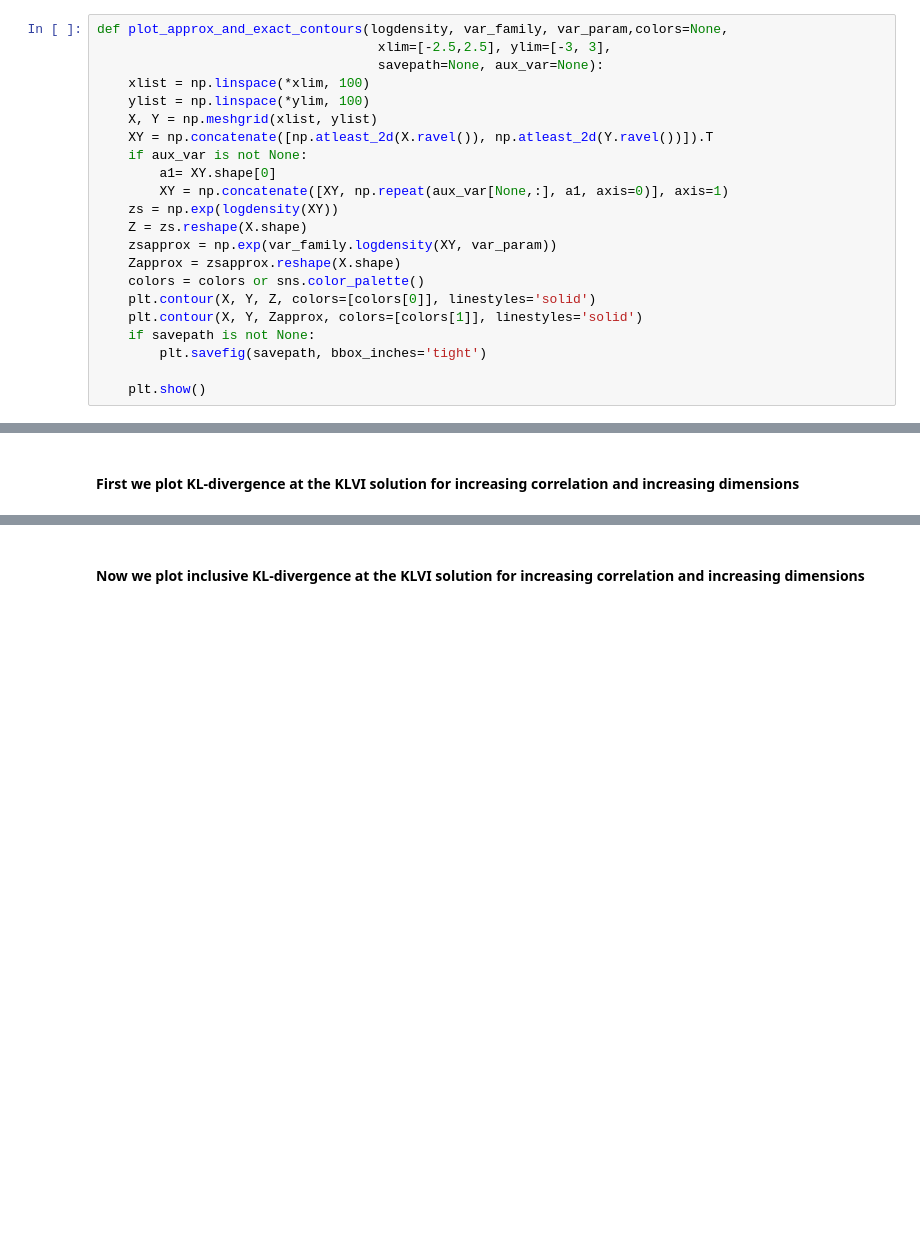
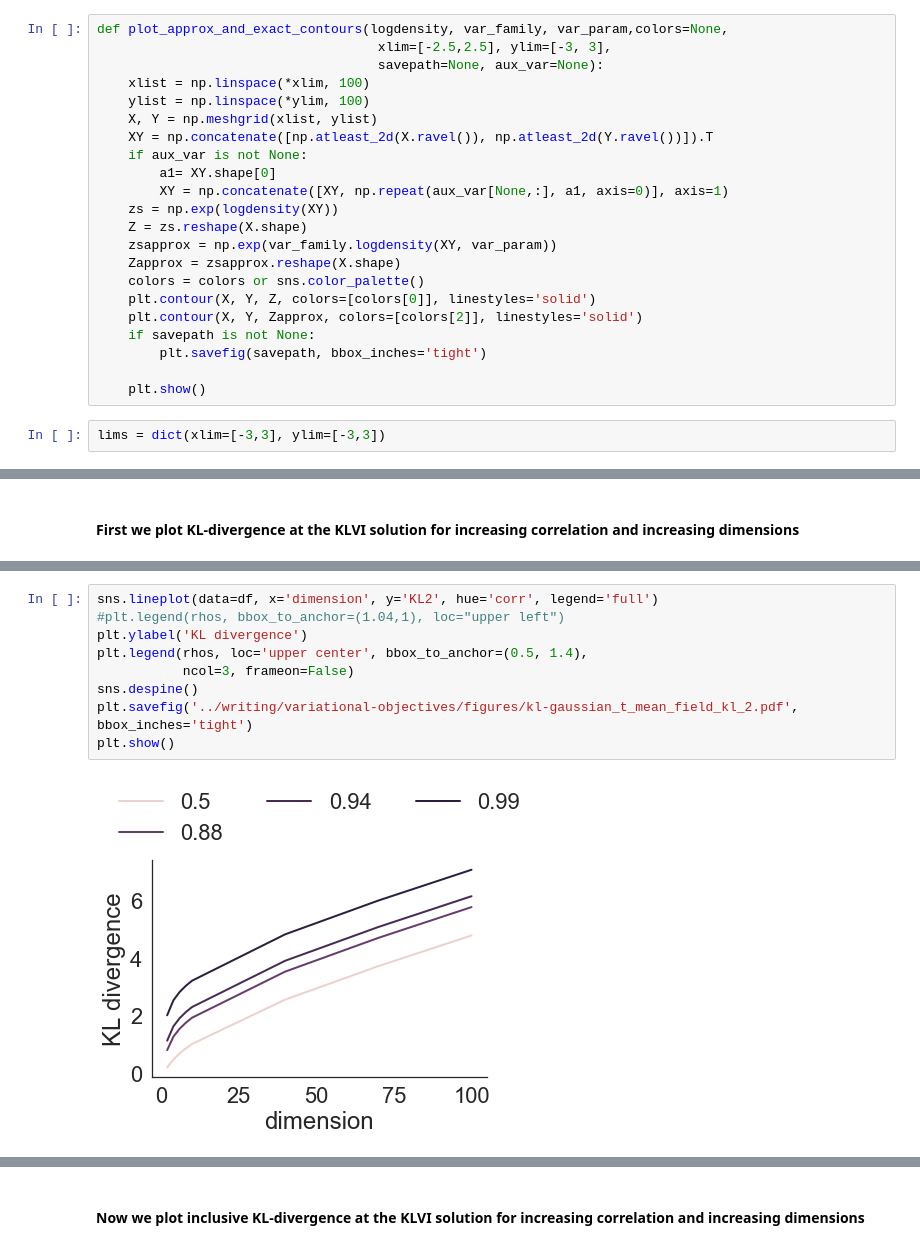
Before and after one commit to kunalghosh/viabel, a Jupyter notebook: notebooks/KL-studentt-minimization.ipynb, the cells around one changed output, grey strips where cells are left out. Saved outputs shown, nothing was run; the diff lists cells and outputs as text; blank space fills up the shorter version.

```diff
--- a/notebooks/KL-studentt-minimization.ipynb
+++ b/notebooks/KL-studentt-minimization.ipynb
@@ -66,8 +72,10 @@ def plot_approx_and_exact_contours(logdensity, var_family, var_param,colors=None
     Zapprox = zsapprox.reshape(X.shape)
     colors = colors or sns.color_palette()
     plt.contour(X, Y, Z, colors=[colors[0]], linestyles='solid')
-    plt.contour(X, Y, Zapprox, colors=[colors[1]], linestyles='solid')
+    plt.contour(X, Y, Zapprox, colors=[colors[2]], linestyles='solid')
     if savepath is not None:
         plt.savefig(savepath, bbox_inches='tight')
 
     plt.show()
+# %%
+lims = dict(xlim=[-3,3], ylim=[-3,3])
@@ -134,0 +172,11 @@ plt.show()
+# %%
+sns.lineplot(data=df, x='dimension', y='KL2', hue='corr', legend='full')
+#plt.legend(rhos, bbox_to_anchor=(1.04,1), loc="upper left")
+plt.ylabel('KL divergence')
+plt.legend(rhos, loc='upper center', bbox_to_anchor=(0.5, 1.4),
+           ncol=3, frameon=False)
+sns.despine()
+plt.savefig('../writing/variational-objectives/figures/kl-gaussian_t_mean_field_kl_2.pdf', bbox_inches='tight')
+plt.show()
+# %% [output]
+[figure, added]
```
Also changed, not shown: parts of 17 cells of this notebook.
